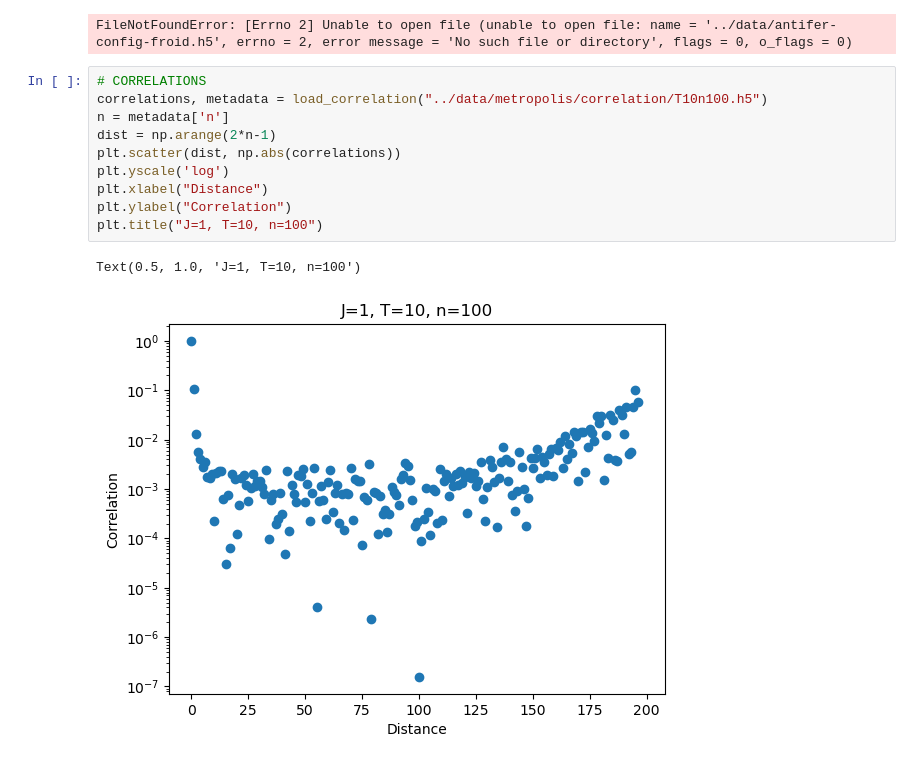
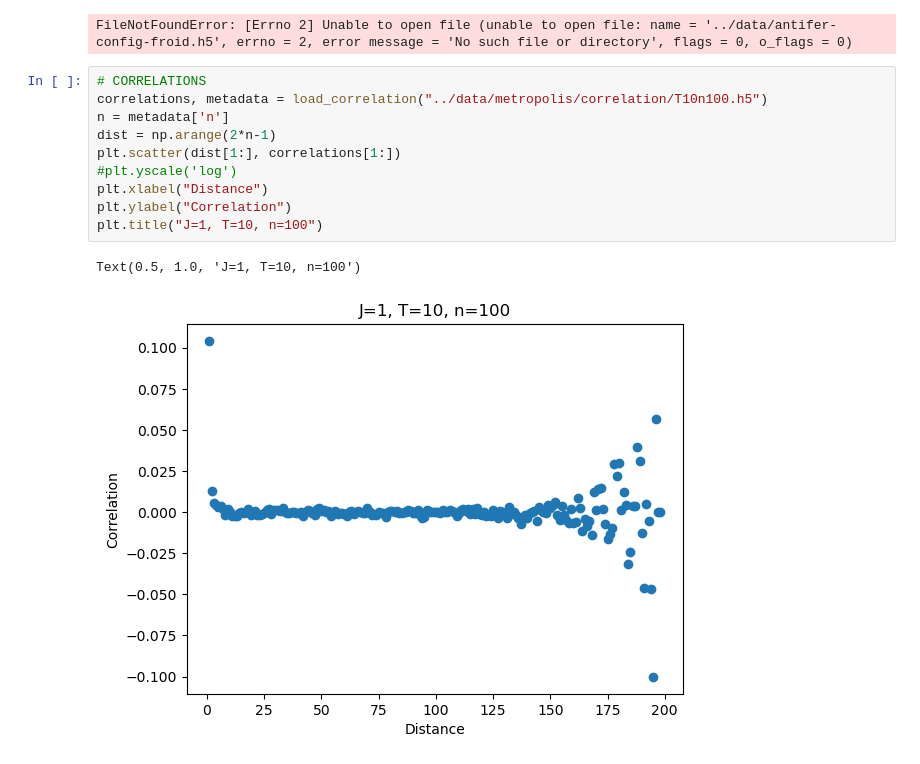
Before and after one commit to Gabriel-lct/ising-model-research, a Jupyter notebook: python/metropolis_nn.ipynb, the cells around one changed output. Cells and saved outputs as stored; diff of their text form.

```diff
--- a/python/metropolis_nn.ipynb
+++ b/python/metropolis_nn.ipynb
@@ -257,16 +258,16 @@ FileNotFoundError: [Errno 2] Unable to open file (unable to open file: name = '.
 # %%
 # CORRELATIONS
 correlations, metadata = load_correlation("../data/metropolis/correlation/T10n100.h5")
 n = metadata['n']
 dist = np.arange(2*n-1)
-plt.scatter(dist, np.abs(correlations))
-plt.yscale('log')
+plt.scatter(dist[1:], correlations[1:])
+#plt.yscale('log')
 plt.xlabel("Distance")
 plt.ylabel("Correlation")
 plt.title("J=1, T=10, n=100")
 # %% [output]
 Text(0.5, 1.0, 'J=1, T=10, n=100')
-[figure, old version]
+[figure, new version]
 # %%
 correlations, metadata = load_correlation("../data/metropolis/correlation/anti_T10n100.h5")
 n = metadata['n']
```
Also changed, not shown: parts of 6 cells of this notebook, 40 other files.
